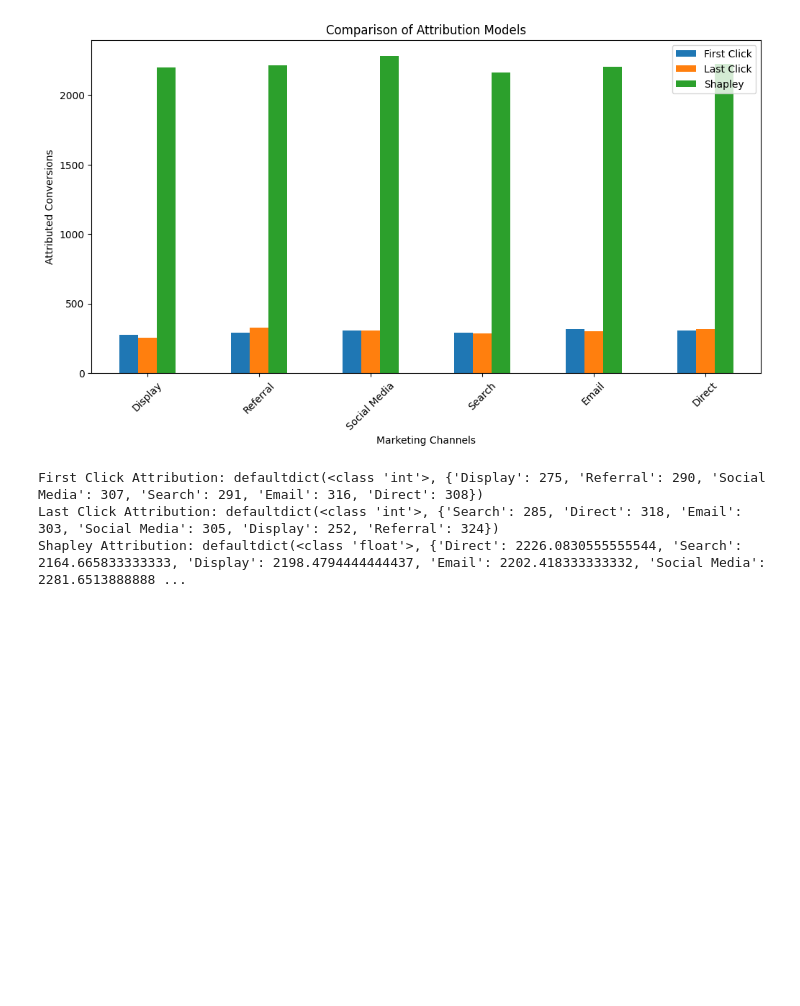
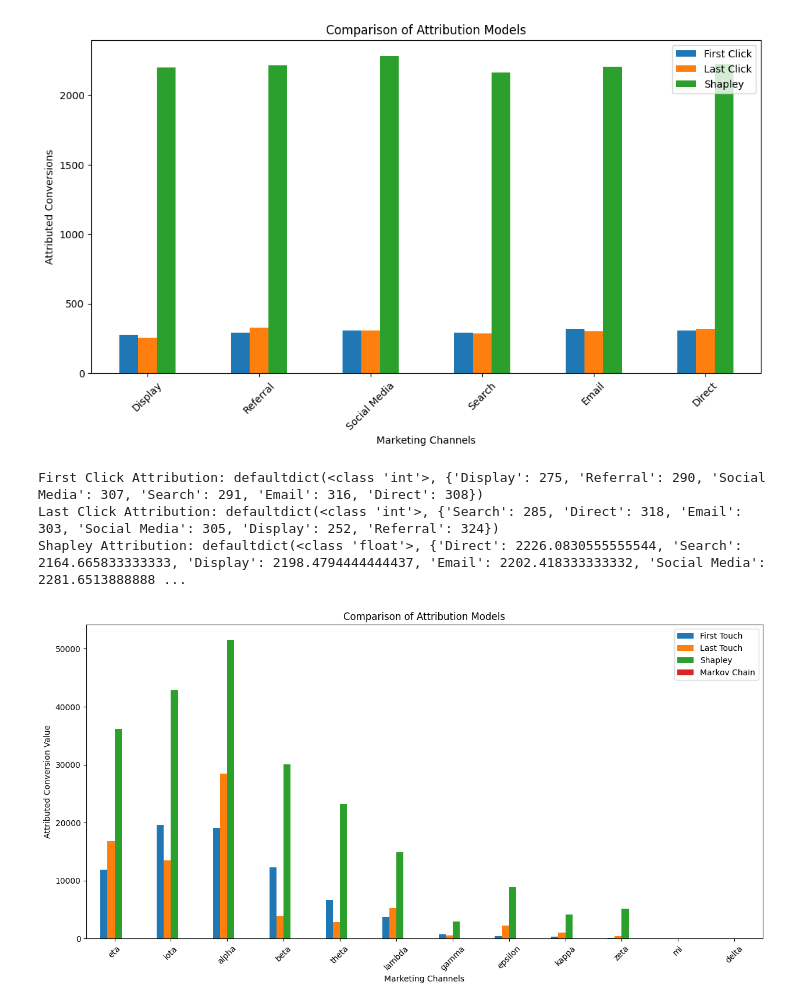
Before and after one commit to Dollyp1205/Marketing-Research-Methods---Dolly-Poddar--Jio-Institute, a Jupyter notebook: Multi_Touch_Attribution.ipynb, the cells around one changed output. Drawn from its saved outputs; the diff is of its cells as text; code cells hidden in the pictures; blank space fills up the shorter version.

```diff
--- a/Multi_Touch_Attribution.ipynb
+++ b/Multi_Touch_Attribution.ipynb
@@ -241,3 +241,95 @@ print("Shapley Attribution:", shapley_values)
 First Click Attribution: defaultdict(<class 'int'>, {'Display': 275, 'Referral': 290, 'Social Media': 307, 'Search': 291, 'Email': 316, 'Direct': 308})
 Last Click Attribution: defaultdict(<class 'int'>, {'Search': 285, 'Direct': 318, 'Email': 303, 'Social Media': 305, 'Display': 252, 'Referral': 324})
 Shapley Attribution: defaultdict(<class 'float'>, {'Direct': 2226.0830555555544, 'Search': 2164.665833333333, 'Display': 2198.4794444444437, 'Email': 2202.418333333332, 'Social Media': 2281.6513888888 ...
+# %%
+import pandas as pd
+import numpy as np
+import matplotlib.pyplot as plt
+import seaborn as sns
+from collections import defaultdict
+from itertools import combinations
+from scipy.sparse import dok_matrix
+
+def first_touch_attribution(df):
+    first_touch = defaultdict(float)
+    for path, conv_value in zip(df['path'], df['total_conversion_value']):
+        first_channel = path.split(' > ')[0]
+        first_touch[first_channel] += conv_value
+    return first_touch
+
+def last_touch_attribution(df):
+    last_touch = defaultdict(float)
+    for path, conv_value in zip(df['path'], df['total_conversion_value']):
+        last_channel = path.split(' > ')[-1]
+        last_touch[last_channel] += conv_value
+    return last_touch
+
+def shapley_attribution(df):
+    channel_contributions = defaultdict(float)
+
+    for path, conv_value in zip(df['path'], df['total_conversion_value']):
+        unique_channels = list(set(path.split(' > ')))
+        num_channels = len(unique_channels)
+
+        for channel in unique_channels:
+            marginal_contributions = []
+            for i in range(num_channels):
+                for subset in combinations(unique_channels, i):
+                    subset = set(subset)
+                    with_channel = subset | {channel}
+                    marginal_contributions.append(conv_value / len(with_channel))
+            channel_contributions[channel] += sum(marginal_contributions) / num_channels
+
+    return channel_contributions
+
+def markov_chain_attribution(df):
+    transition_matrix = defaultdict(lambda: defaultdict(int))
+    channel_conversions = defaultdict(float)
+
+    for path, conv_value in zip(df['path'], df['total_conversion_value']):
+        channels = ['Start'] + path.split(' > ') + ['Conversion']
+        for i in range(len(channels) - 1):
+            transition_matrix[channels[i]][channels[i+1]] += 1
+        channel_conversions[channels[-2]] += conv_value
+
+    removal_effects = {}
+    total_conversions = sum(channel_conversions.values())
+    for channel in channel_conversions:
+        removed_conversions = total_conversions - channel_conversions[channel]
+        removal_effects[channel] = removed_conversions / total_conversions
+
+    return removal_effects
+
+# Load dataset
+df = pd.read_csv("/content/MTA dataset.csv")
+
+# Compute attributions
+first_touch = first_touch_attribution(df)
+last_touch = last_touch_attribution(df)
+shapley_values = shapley_attribution(df)
+markov_values = markov_chain_attribution(df)
+
+# Create comparison DataFrame
+comparison_df = pd.DataFrame({
+    'First Touch': first_touch,
+    'Last Touch': last_touch,
+    'Shapley': shapley_values,
+    'Markov Chain': markov_values
+}).fillna(0)
+
+# Visualization
+comparison_df.plot(kind='bar', figsize=(15, 7))
+plt.title("Comparison of Attribution Models")
+plt.xlabel("Marketing Channels")
+plt.ylabel("Attributed Conversion Value")
+plt.xticks(rotation=45)
+plt.legend()
+plt.show()
+
+# Print results
+print("First Touch Attribution:", first_touch)
+print("Last Touch Attribution:", last_touch)
+print("Shapley Attribution:", shapley_values)
+print("Markov Chain Attribution:", markov_values)
+# %% [output]
+[figure, added]
```
Also changed, not shown: parts of 2 cells of this notebook.
